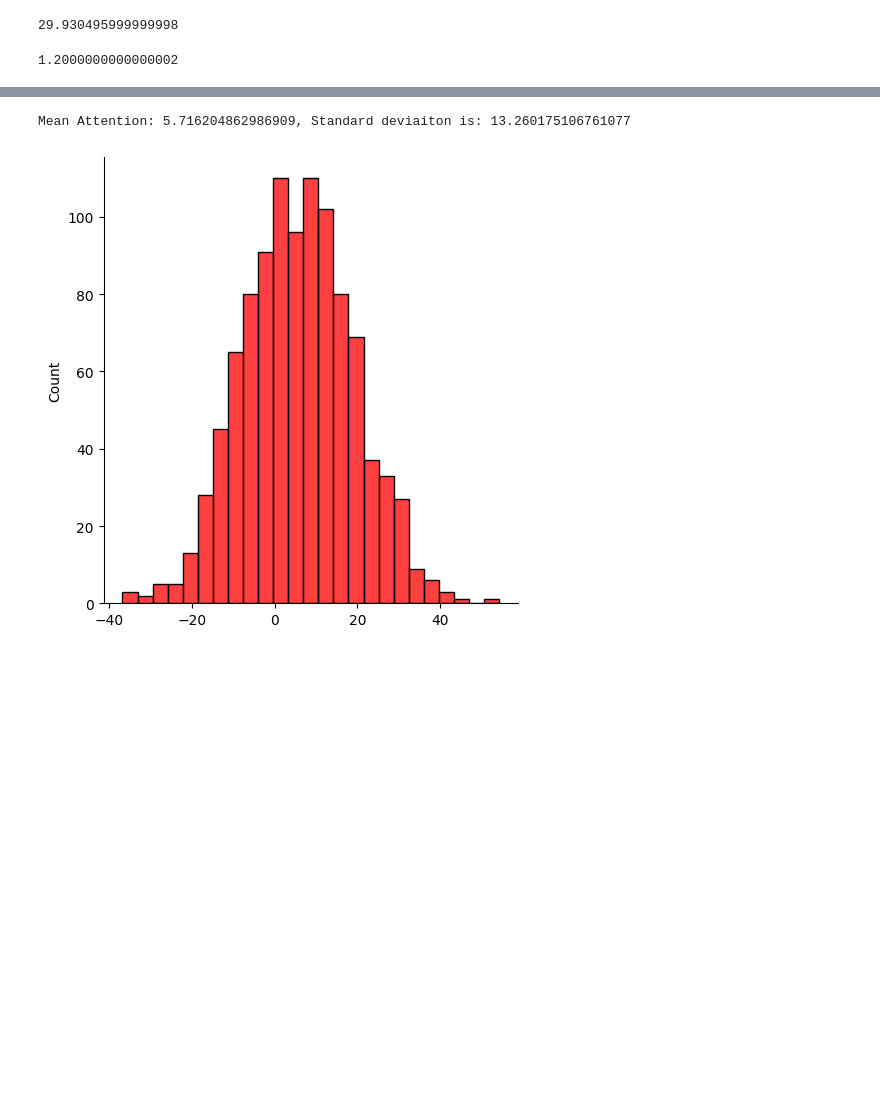
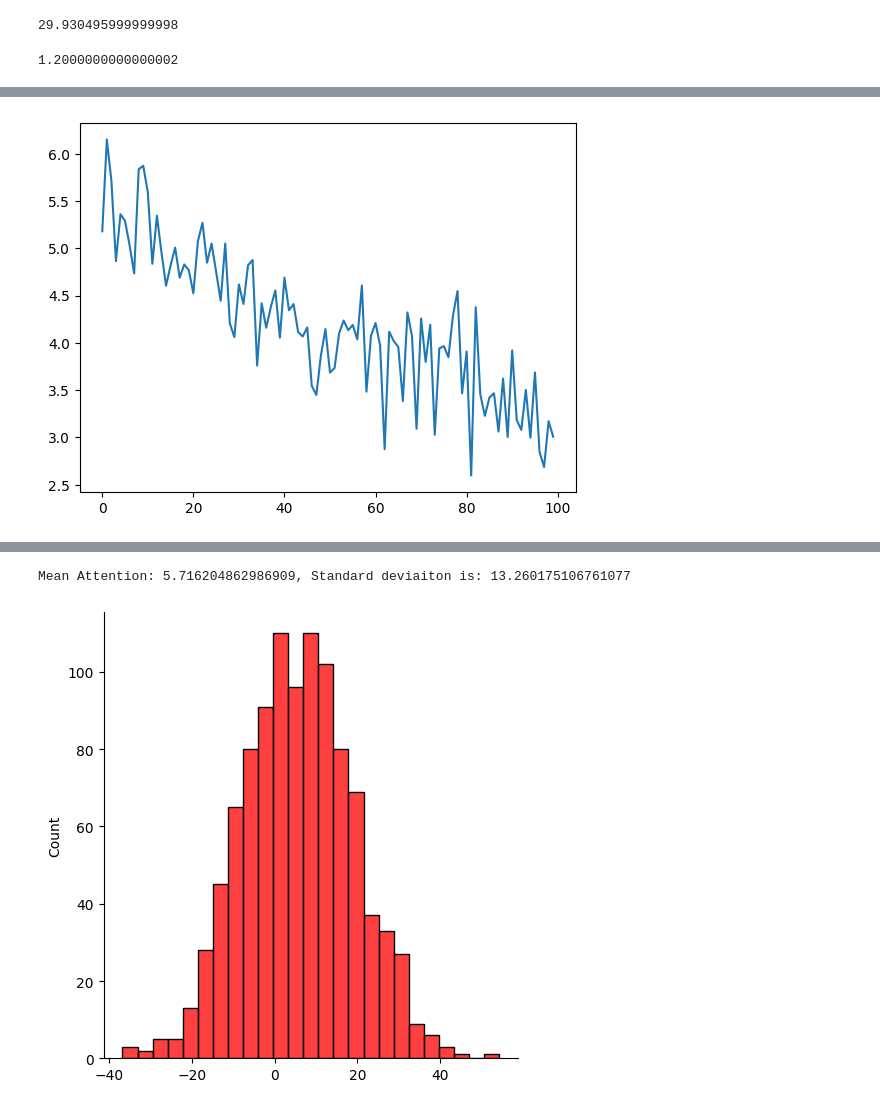
Before and after one commit to chaitanyamanem/TinyStories, a Jupyter notebook: StoryTeller-Book.ipynb, the cells around one changed output, grey strips where cells are left out. Saved outputs shown, nothing was run; the diff lists cells and outputs as text; code cells hidden in the pictures; blank space fills up the shorter version.

```diff
--- a/StoryTeller-Book.ipynb
+++ b/StoryTeller-Book.ipynb
@@ -1127,0 +1216,11 @@ https://gist.github.com/mwaskom/de44147ed2974457ad6372750bbe5751
+# %%
+offset_max = 100
+attention_values_1_mean_trend, attention_values_rope_1_mean_trend = [],[]
+for f in range(offset_max):
+    attention_values_1_mean_trend.append(np.mean(get_attention_values(poe,seq_len, position_offset=f+1)))
+    attention_values_rope_1_mean_trend.append(np.mean(get_attention_values(rope, 1024, position_offset=f+1)))
+# %%
+sns.lineplot(x=list(range(len(attention_values_1_mean_trend))), y=attention_values_1_mean_trend)
+plt.show()
+# %% [output]
+[figure, added]
```
Also changed, not shown: parts of 38 cells of this notebook, 11 other files.
